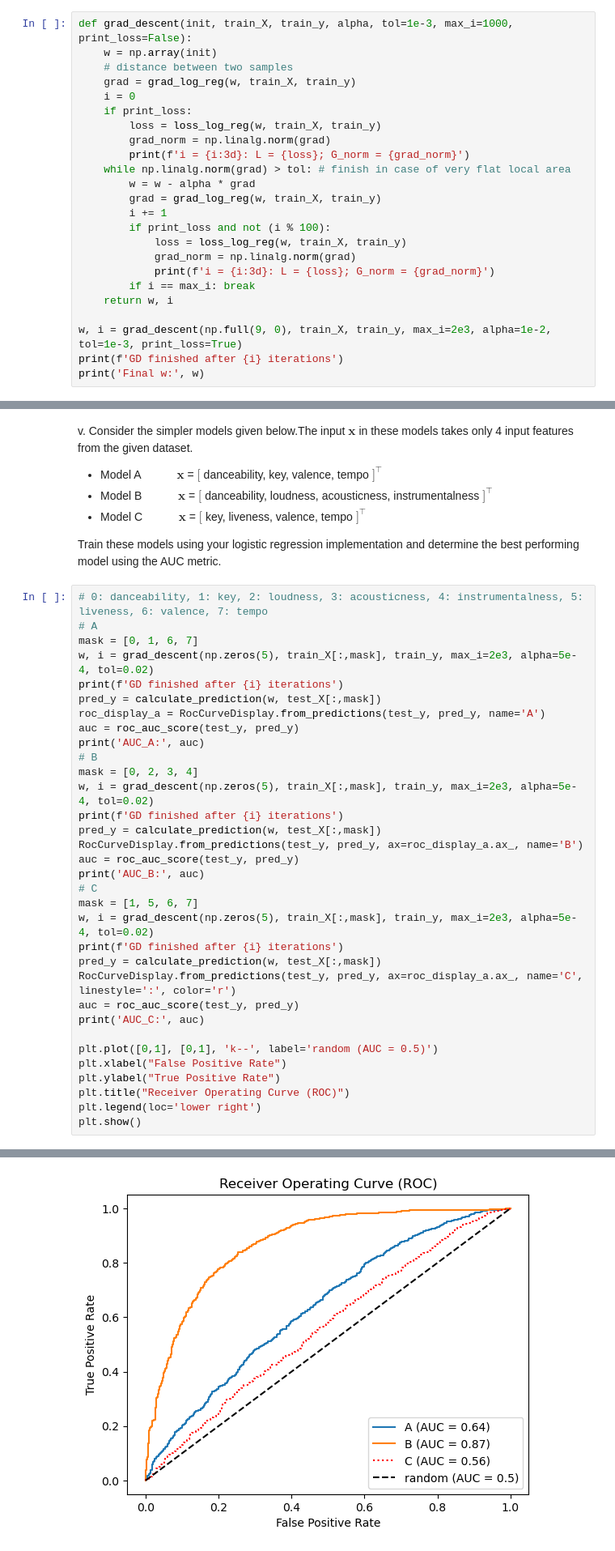
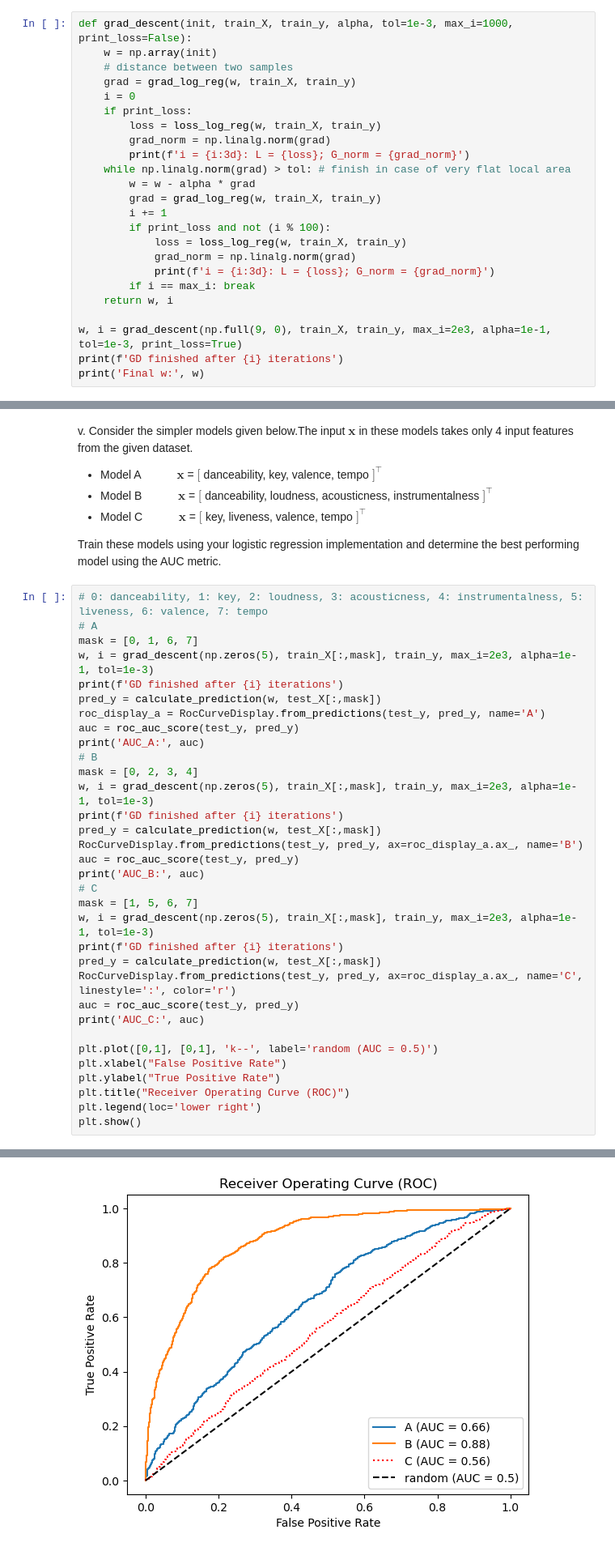
Before and after one commit to PaulWawerek-L/mlsp, a Jupyter notebook: 04-Supplement-Programming-Materials/Supplement-4_3.ipynb, the cells around one changed output, grey strips where cells are left out. Shown at 81% size. Cells and saved outputs as stored; diff of their text form.

Commit message:
alpha=0.1

```diff
--- a/04-Supplement-Programming-Materials/Supplement-4_3.ipynb
+++ b/04-Supplement-Programming-Materials/Supplement-4_3.ipynb
@@ -82,7 +82,7 @@ def grad_descent(init, train_X, train_y, alpha, tol=1e-3, max_i=1000, print_loss
         if i == max_i: break
     return w, i
 
-w, i = grad_descent(np.full(9, 0), train_X, train_y, max_i=2e3, alpha=1e-2, tol=1e-3, print_loss=True)
+w, i = grad_descent(np.full(9, 0), train_X, train_y, max_i=2e3, alpha=1e-1, tol=1e-3, print_loss=True)
 print(f'GD finished after {i} iterations')
 print('Final w:', w)
 # %% [output]
@@ -167,7 +164,7 @@ Train these models using your logistic regression implementation and determine t
 # 0: danceability, 1: key, 2: loudness, 3: acousticness, 4: instrumentalness, 5: liveness, 6: valence, 7: tempo
 # A
 mask = [0, 1, 6, 7]
-w, i = grad_descent(np.zeros(5), train_X[:,mask], train_y, max_i=2e3, alpha=5e-4, tol=0.02)
+w, i = grad_descent(np.zeros(5), train_X[:,mask], train_y, max_i=2e3, alpha=1e-1, tol=1e-3)
 print(f'GD finished after {i} iterations')
 pred_y = calculate_prediction(w, test_X[:,mask])
 roc_display_a = RocCurveDisplay.from_predictions(test_y, pred_y, name='A')
@@ -175,7 +172,7 @@ auc = roc_auc_score(test_y, pred_y)
 print('AUC_A:', auc)
 # B
 mask = [0, 2, 3, 4]
-w, i = grad_descent(np.zeros(5), train_X[:,mask], train_y, max_i=2e3, alpha=5e-4, tol=0.02)
+w, i = grad_descent(np.zeros(5), train_X[:,mask], train_y, max_i=2e3, alpha=1e-1, tol=1e-3)
 print(f'GD finished after {i} iterations')
 pred_y = calculate_prediction(w, test_X[:,mask])
 RocCurveDisplay.from_predictions(test_y, pred_y, ax=roc_display_a.ax_, name='B')
@@ -183,7 +180,7 @@ auc = roc_auc_score(test_y, pred_y)
 print('AUC_B:', auc)
 # C
 mask = [1, 5, 6, 7]
-w, i = grad_descent(np.zeros(5), train_X[:,mask], train_y, max_i=2e3, alpha=5e-4, tol=0.02)
+w, i = grad_descent(np.zeros(5), train_X[:,mask], train_y, max_i=2e3, alpha=1e-1, tol=1e-3)
 print(f'GD finished after {i} iterations')
 pred_y = calculate_prediction(w, test_X[:,mask])
 RocCurveDisplay.from_predictions(test_y, pred_y, ax=roc_display_a.ax_, name='C', linestyle=':', color='r')
@@ -206 +203 @@ AUC_C: 0.5611860000000001
-[figure, old version]
+[figure, new version]
```
Also changed, not shown: parts of 4 cells of this notebook.
